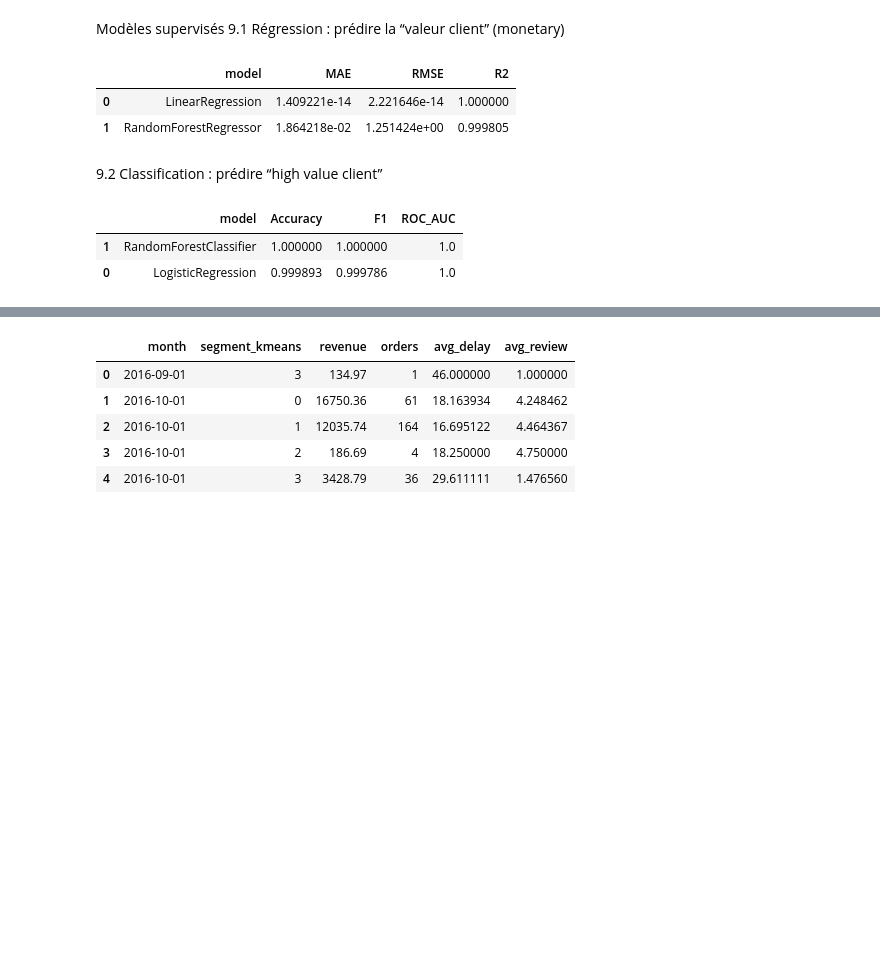
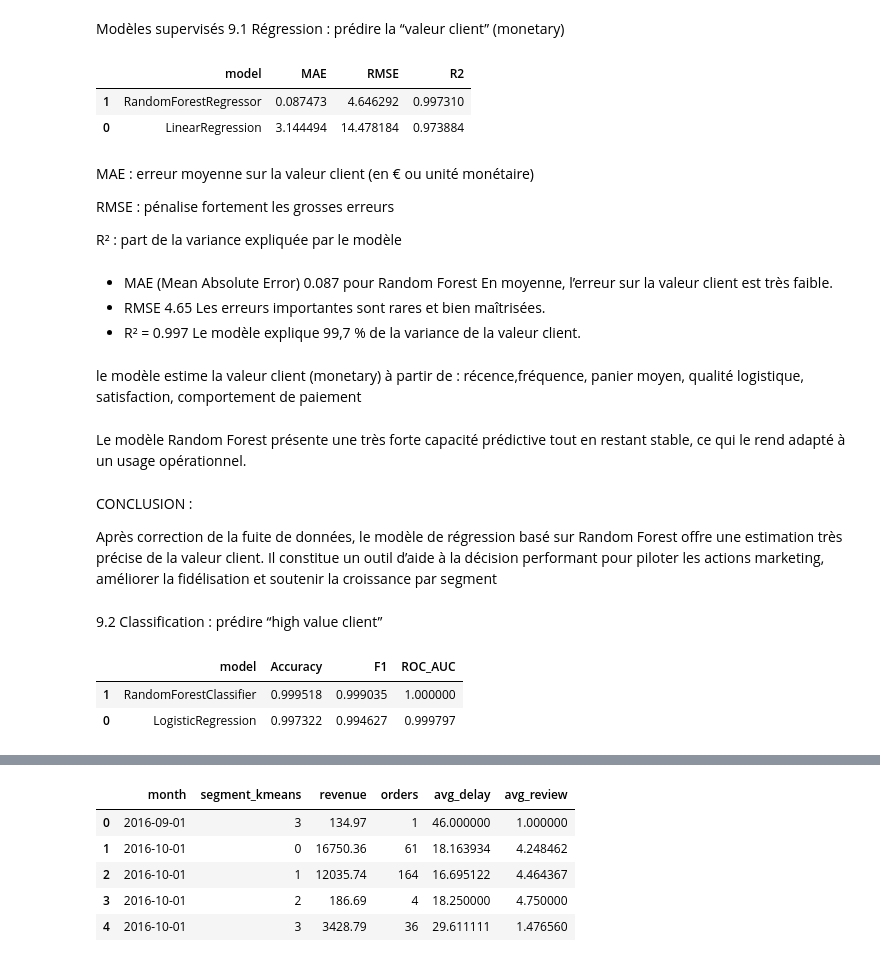
Before and after one commit to fomen2001/analyse-sectorielle_Osih, a Jupyter notebook: main_osih.ipynb, the cells around one changed output, grey strips where cells are left out. Drawn from its saved outputs; the diff is of its cells as text; code cells hidden in the pictures; blank space fills up the shorter version.

```diff
--- a/main_osih.ipynb
+++ b/main_osih.ipynb
@@ -354,34 +471,72 @@ seg_profile, seg_size
 # %% [markdown]
 Modèles supervisés
 9.1 Régression : prédire la “valeur client” (monetary)
+# %%
+from sklearn.metrics import root_mean_squared_error
+# Variable cible
+target_reg = "monetary"
+
+reg_features = [
+    "recency_days",
+    "frequency",
+    "avg_basket",
+    "avg_freight",
+    "avg_delay",
+    "avg_review",
+    "review_missing_rate",
+    "installments_mean"
+]
+
+X_reg = client[reg_features].copy()
+y_reg = client[target_reg]
 # %%
-from sklearn.metrics import root_mean_squared_error
-target_reg = "monetary"
-X_reg = client[features].copy()
-y_reg = client[target_reg]
+
 
 X_train, X_test, y_train, y_test = train_test_split(X_reg, y_reg, test_size=0.2, random_state=42)
 
 reg_models = {
     "LinearRegression": LinearRegression(),
-    "RandomForestRegressor": RandomForestRegressor(random_state=42, n_estimators=300)
+    "RandomForestRegressor": RandomForestRegressor(random_state=42, n_estimators=300, n_jobs=-1)
 }
 
 reg_results = []
 for name, model in reg_models.items():
     model.fit(X_train, y_train)
     pred = model.predict(X_test)
 
     mae = mean_absolute_error(y_test, pred)
     rmse = root_mean_squared_error(y_test, pred)
     r2 = r2_score(y_test, pred)
 
     reg_results.append((name, mae, rmse, r2))
 
 pd.DataFrame(reg_results, columns=["model", "MAE", "RMSE", "R2"]).sort_values("RMSE")
 # %% [output]
 |  | model | MAE | RMSE | R2 |
-| 0 | LinearRegression | 1.409221e-14 | 2.221646e-14 | 1.000000 |
-| 1 | RandomForestRegressor | 1.864218e-02 | 1.251424e+00 | 0.999805 |
+| 1 | RandomForestRegressor | 0.087473 | 4.646292 | 0.997310 |
+| 0 | LinearRegression | 3.144494 | 14.478184 | 0.973884 |
+# %% [markdown]
+MAE : erreur moyenne sur la valeur client (en € ou unité monétaire)
+
+RMSE : pénalise fortement les grosses erreurs
+
+R² : part de la variance expliquée par le modèle
+# %% [markdown]
+- MAE (Mean Absolute Error)
+0.087 pour Random Forest
+En moyenne, l’erreur sur la valeur client est très faible.
+ - RMSE
+4.65
+ Les erreurs importantes sont rares et bien maîtrisées.
+ - R² = 0.997
+Le modèle explique 99,7 % de la variance de la valeur client.
+# %% [markdown]
+le modèle estime la valeur client (monetary) à partir de : récence,fréquence, panier moyen, qualité logistique, satisfaction, comportement de paiement
+# %% [markdown]
+Le modèle Random Forest présente une très forte capacité prédictive tout en restant stable, ce qui le rend adapté à un usage opérationnel.
+# %% [markdown]
+CONCLUSION :
+
+Après correction de la fuite de données, le modèle de régression basé sur Random Forest offre une estimation très précise de la valeur client. Il constitue un outil d’aide à la décision performant pour piloter les actions marketing, améliorer la fidélisation et soutenir la croissance par segment
 # %% [markdown]
 9.2 Classification : prédire “high value client”
@@ -388,15 +557,11 @@ pd.DataFrame(reg_results, columns=["model", "MAE", "RMSE", "R2"]).sort_values("R
 # %%
-threshold = client["monetary"].quantile(0.75)
-client["high_value"] = (client["monetary"] >= threshold).astype(int)
 
-X_clf = client[features]
-y_clf = client["high_value"]
 
 X_train, X_test, y_train, y_test = train_test_split(X_clf, y_clf, test_size=0.2, random_state=42, stratify=y_clf)
 
 clf_models = {
     "LogisticRegression": LogisticRegression(max_iter=2000),
-    "RandomForestClassifier": RandomForestClassifier(random_state=42, n_estimators=400)
+    "RandomForestClassifier": RandomForestClassifier(random_state=42, n_estimators=400, n_jobs=-1)
 }
 
 clf_results = []
@@ -414,5 +579,5 @@ for name, model in clf_models.items():
 pd.DataFrame(clf_results, columns=["model", "Accuracy", "F1", "ROC_AUC"]).sort_values("ROC_AUC", ascending=False)
 # %% [output]
 |  | model | Accuracy | F1 | ROC_AUC |
-| 1 | RandomForestClassifier | 1.000000 | 1.000000 | 1.0 |
-| 0 | LogisticRegression | 0.999893 | 0.999786 | 1.0 |
+| 1 | RandomForestClassifier | 0.999518 | 0.999035 | 1.000000 |
+| 0 | LogisticRegression | 0.997322 | 0.994627 | 0.999797 |
```
Also changed, not shown: parts of 29 cells of this notebook, 5 other files.
